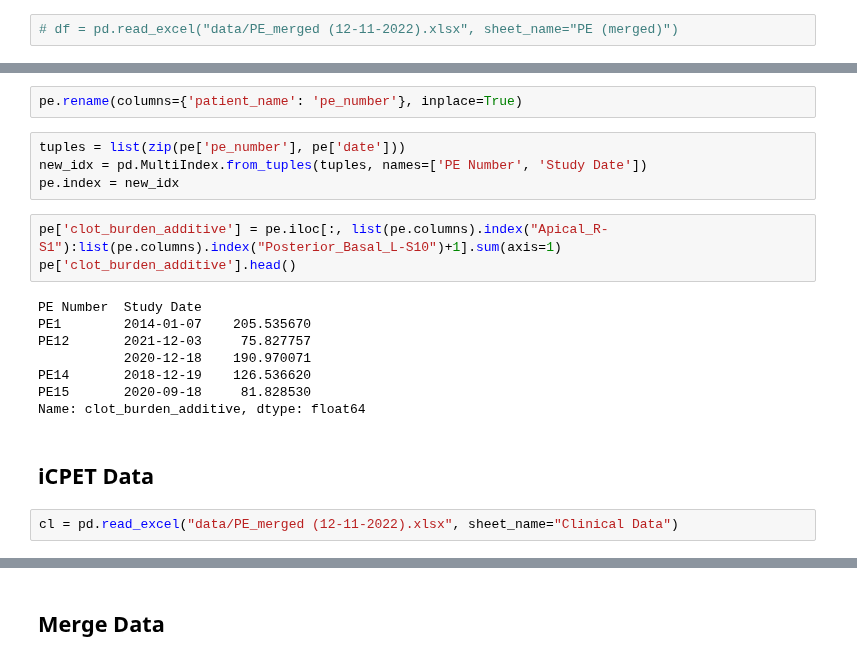
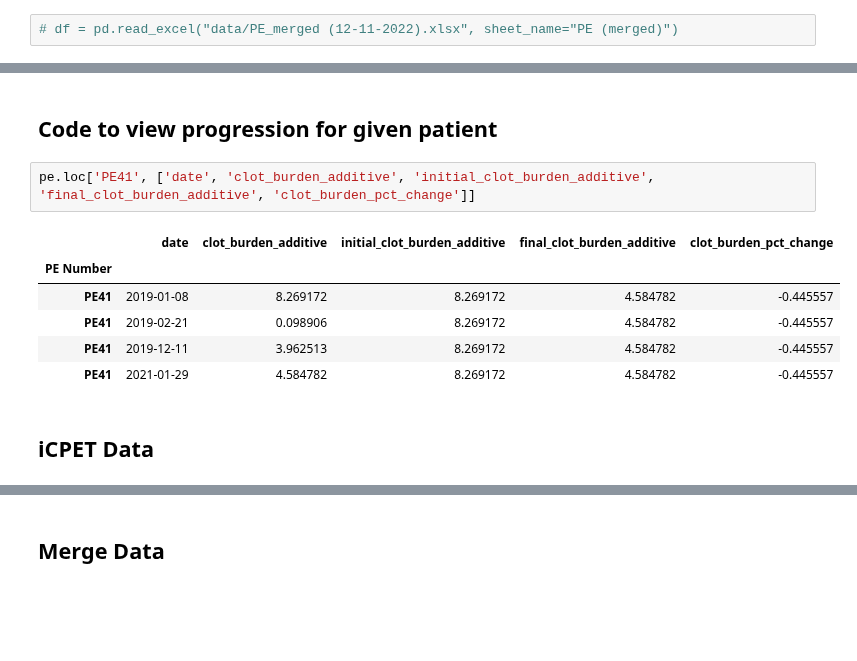
Before and after one commit to qaust/iCPET, a Jupyter notebook: eda.ipynb, the cells around one changed output, grey strips where cells are left out. Saved outputs shown, nothing was run; the diff lists cells and outputs as text; blank space fills up the shorter version.

```diff
--- a/eda.ipynb
+++ b/eda.ipynb
@@ -25,22 +130,14 @@ pe['date'] = pd.to_datetime(pe['study_date'], format="%Y%m%d")
-# %%
-pe.rename(columns={'patient_name': 'pe_number'}, inplace=True)
-# %%
-tuples = list(zip(pe['pe_number'], pe['date']))
-new_idx = pd.MultiIndex.from_tuples(tuples, names=['PE Number', 'Study Date'])
-pe.index = new_idx
-# %%
-pe['clot_burden_additive'] = pe.iloc[:, list(pe.columns).index("Apical_R-S1"):list(pe.columns).index("Posterior_Basal_L-S10")+1].sum(axis=1)
-pe['clot_burden_additive'].head()
-# %% [output]
-PE Number  Study Date
-PE1        2014-01-07    205.535670
-PE12       2021-12-03     75.827757
-           2020-12-18    190.970071
-PE14       2018-12-19    126.536620
-PE15       2020-09-18     81.828530
-Name: clot_burden_additive, dtype: float64
+# %% [markdown]
+## Code to view progression for given patient
+# %%
+pe.loc['PE41', ['date', 'clot_burden_additive', 'initial_clot_burden_additive', 'final_clot_burden_additive', 'clot_burden_pct_change']]
+# %% [output]
+|  | date | clot_burden_additive | initial_clot_burden_additive | final_clot_burden_additive | clot_burden_pct_change |
+| PE Number |  |  |  |  |  |
+| PE41 | 2019-01-08 | 8.269172 | 8.269172 | 4.584782 | -0.445557 |
+| PE41 | 2019-02-21 | 0.098906 | 8.269172 | 4.584782 | -0.445557 |
+| PE41 | 2019-12-11 | 3.962513 | 8.269172 | 4.584782 | -0.445557 |
+| PE41 | 2021-01-29 | 4.584782 | 8.269172 | 4.584782 | -0.445557 |
 # %% [markdown]
 ## iCPET Data
-# %%
-cl = pd.read_excel("data/PE_merged (12-11-2022).xlsx", sheet_name="Clinical Data")
 # %%
```
Also changed, not shown: parts of 38 cells of this notebook.
